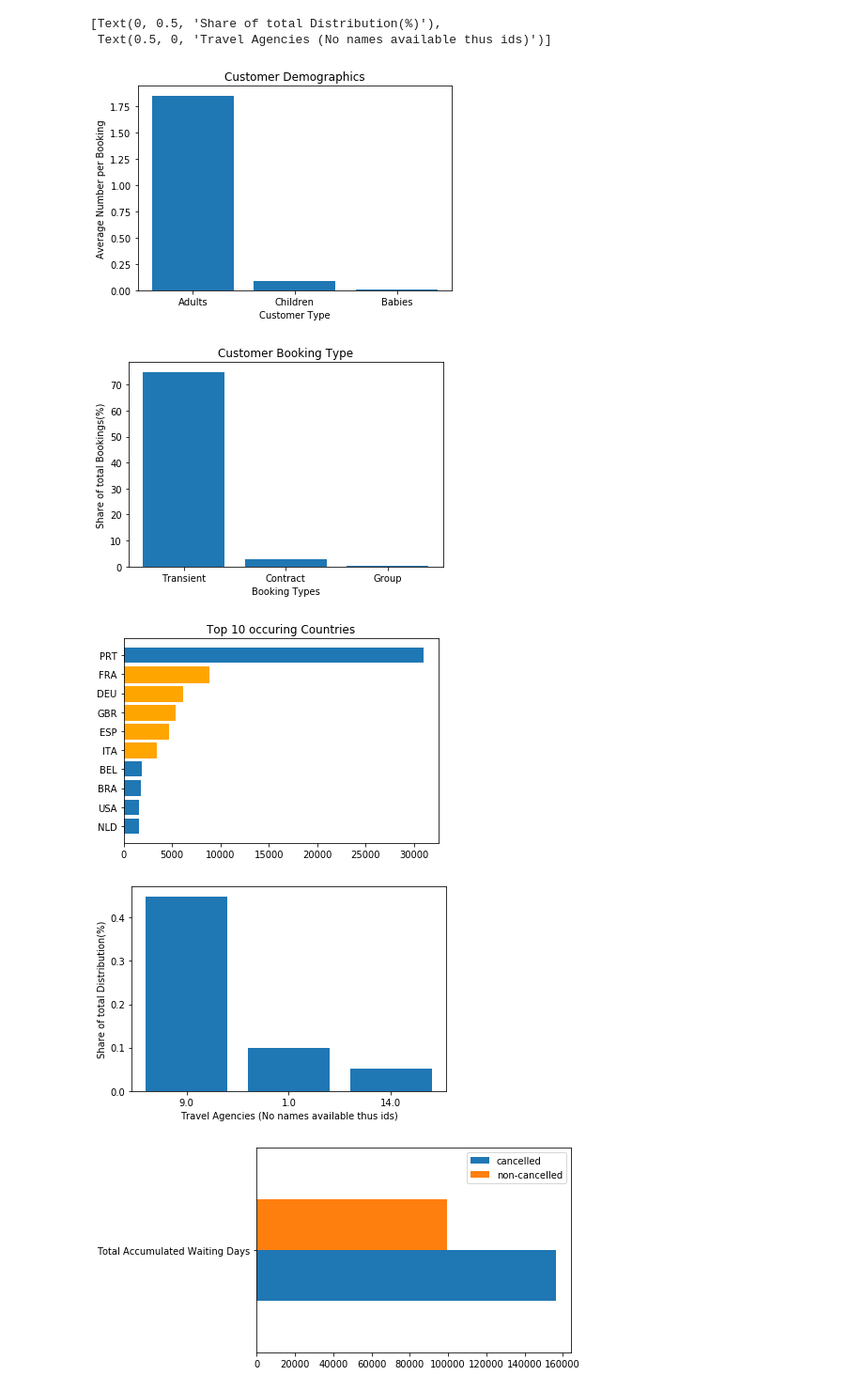
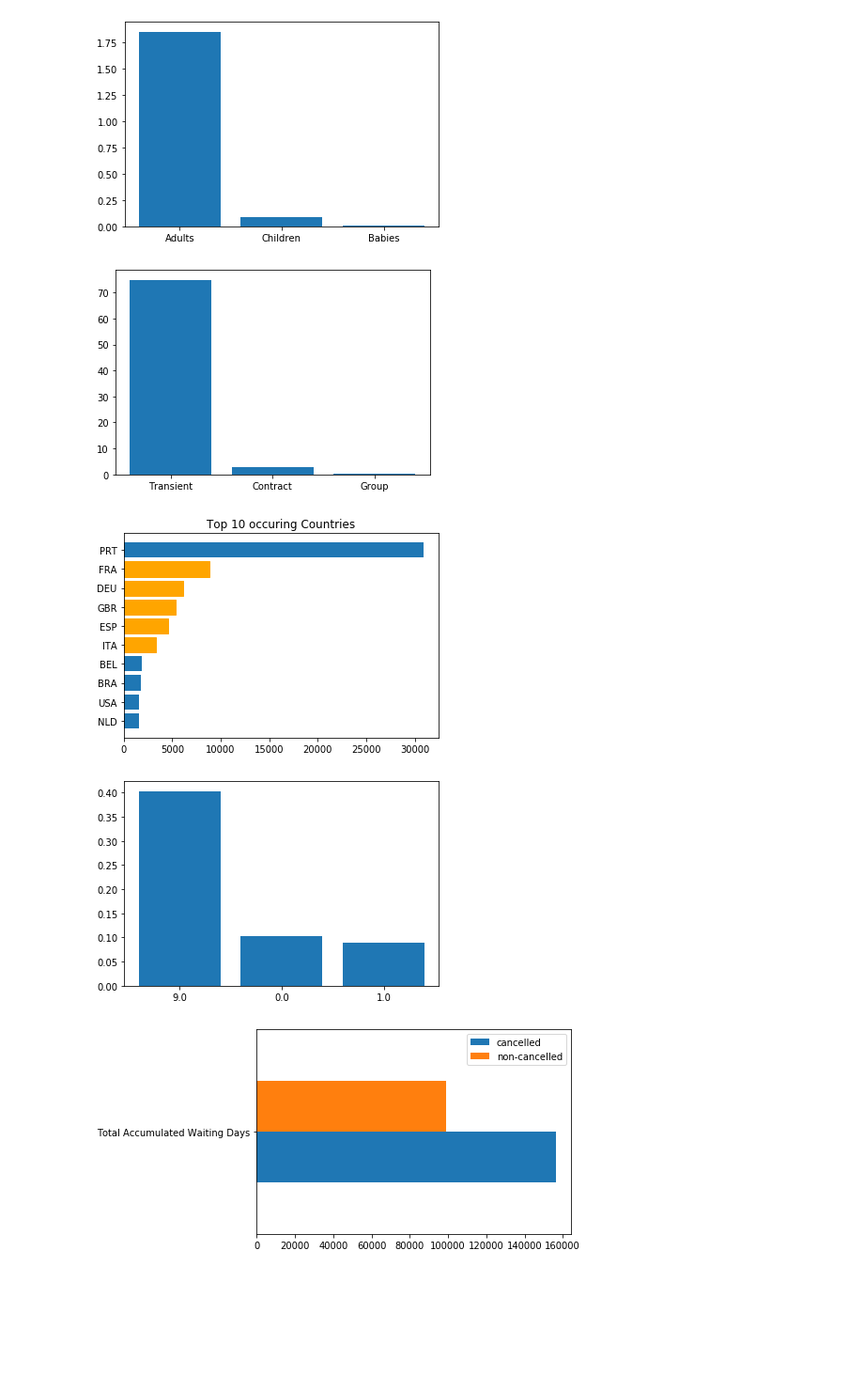
Before and after one commit to IkbalYesiltas/hotel-demand-analysis, a Jupyter notebook: Hotel_Analysis.ipynb, the cells around one changed output. Shown at 94% size. Saved outputs shown, nothing was run; the diff lists cells and outputs as text; code cells hidden in the pictures; blank space fills up the shorter version.

Commit message:
Finished Exploratory Data Analysis

```diff
--- a/Hotel_Analysis.ipynb
+++ b/Hotel_Analysis.ipynb
@@ -10,3 +8,20 @@ num_of_rows = len(city.index)
+# %%
+#Data Cleaning
+
+#Filling missing Values to operate more effectively -> No agent or country means private booking --> id = 0, Country is "Unknown"
+#And Children is a simply numeric 0
+nan_replacements = {"children:": 0.0,"country": "Unknown", "agent": 0, "company": 0}
+data = data.fillna(nan_replacements)
+
+#Eliminating meaningless rows with no actual guests
+zero_guests = list(data.loc[data["adults"]
+                   + data["children"]
+                   + data["babies"]==0].index)
+data.drop(data.index[zero_guests], inplace=True)
+
+#Focus of this Analysis is the city hotel
+city = data[data.hotel == "City Hotel"]
+num_of_rows = len(city.index)
 # %%
 # Customer/Market Segmentation
 # %%
@@ -64,37 +79,41 @@ top_three_agents = city["agent"].value_counts(normalize = True).head(3).to_dict(
 # %%
 # Plotting Segmentations
 
 #Customer Demographics Bar Chart
-fig, ax = plt.subplots()
-ax.bar(["Adults", "Children", "Babies"],avg_cust)
-ax.set(ylabel = "Average Number per Booking", xlabel = "Customer Type", title = "Customer Demographics")
+plt.bar(["Adults", "Children", "Babies"],avg_cust)
+plt.ylabel = "Average Number per Booking"
+plt.xlabel = "Customer Type"
+plt.title = "Customer Demographics"
+plt.show()
 
 #Booking type Bar Chart
-fig2, ax2 = plt.subplots()
-ax2.bar(["Transient", "Contract", "Group"],[per_of_transients*100, per_of_contracts*100, per_of_groups*100])
-ax2.set(ylabel = "Share of total Bookings(%)", xlabel = "Booking Types", title = "Customer Booking Type")
+plt.bar(["Transient", "Contract", "Group"],[per_of_transients*100, per_of_contracts*100, per_of_groups*100])
+plt.ylabel = "Share of total Bookings(%)"
+plt.xlabel = "Booking Types"
+plt.title = "Customer Booking Type"
+plt.show()
 
 #Country Bar Chart
-fig3, ax3 = plt.subplots()
-ax3.barh(topten_countries_names[::-1], topten_countries_sizes[::-1])
+fig, ax = plt.subplots()
+ax.barh(topten_countries_names[::-1], topten_countries_sizes[::-1])
 
 for i in range(8,3,-1):
-    ax3.get_children()[i].set_color('orange')
+    ax.get_children()[i].set_color('orange')
 
-ax3.set(title = "Top 10 occuring Countries")
+ax.set(title = "Top 10 occuring Countries")
+plt.show()
 
 #Distribution Channel Bar Chart
-fig4, ax4 = plt.subplots()
 ids = list(top_three_agents.keys())
-ax4.bar(range(len(top_three_agents)), top_three_agents.values(), tick_label = ids, align = "center")
-ax4.set(ylabel = "Share of total Distribution(%)", xlabel = "Travel Agencies (No names available thus ids)")
+plt.bar(range(len(top_three_agents)), top_three_agents.values(), tick_label = ids, align = "center")
+plt.ylabel = "Share of total Distribution(%)"
+plt.xlabel = "Travel Agencies (No names available thus ids)"
+plt.show()
 # %% [output]
-[Text(0, 0.5, 'Share of total Distribution(%)'),
- Text(0.5, 0, 'Travel Agencies (No names available thus ids)')]
-[figure, old version]
+[figure, new version]
-[figure, old version]
+[figure, new version]
 [figure]
-[figure, old version]
+[figure, new version]
 # %%
 #Identify Cancellation Rate and analyzing potential Reasons
 cancelations = city[city["is_canceled"] == 1]
```
Also changed, not shown: parts of 5 cells of this notebook.
